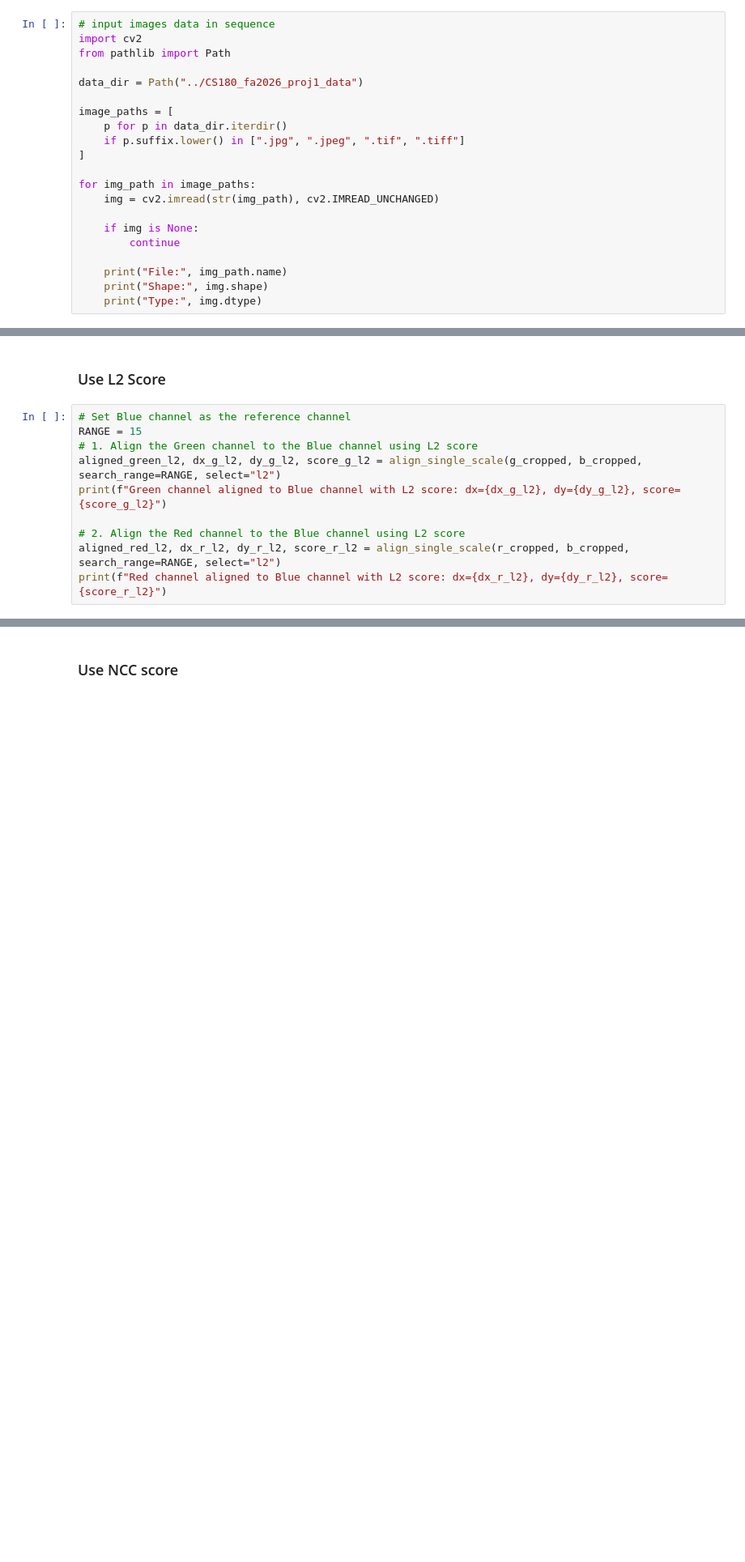
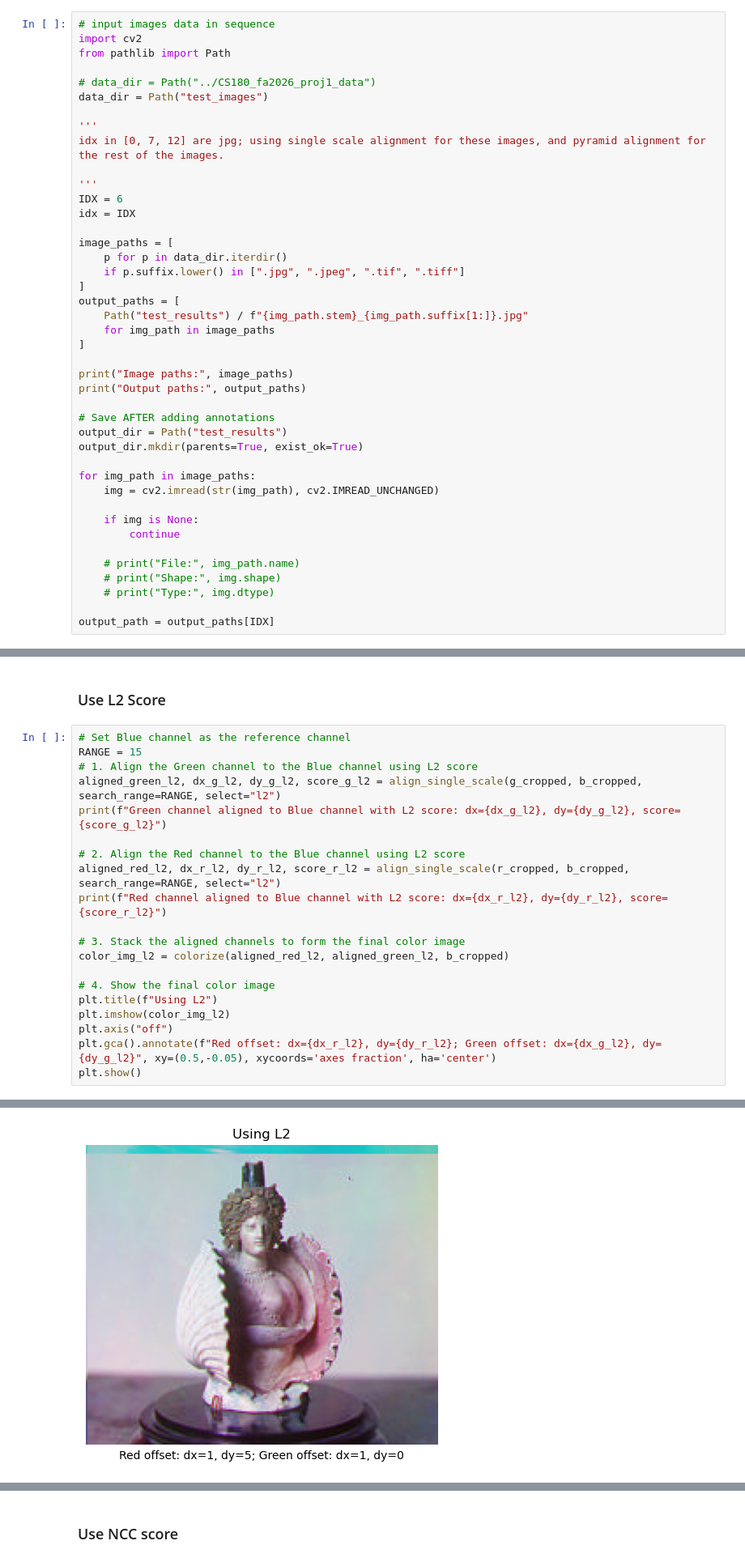
Before and after one commit to Prince200506/cs180_proj1, a Jupyter notebook: code/main.ipynb, the cells around one changed output, grey strips where cells are left out. Shown at 81% size. Drawn from its saved outputs; the diff is of its cells as text; blank space fills up the shorter version.

```diff
--- a/code/main.ipynb
+++ b/code/main.ipynb
@@ -181,12 +189,31 @@ def colorize(image):
 import cv2
 from pathlib import Path
 
-data_dir = Path("../CS180_fa2026_proj1_data")
+# data_dir = Path("../CS180_fa2026_proj1_data")
+data_dir = Path("test_images")
+
+'''
+idx in [0, 7, 12] are jpg; using single scale alignment for these images, and pyramid alignment for the rest of the images.
+
+'''
+IDX = 6
+idx = IDX
 
 image_paths = [
     p for p in data_dir.iterdir()
     if p.suffix.lower() in [".jpg", ".jpeg", ".tif", ".tiff"]
 ]
+output_paths = [
+    Path("test_results") / f"{img_path.stem}_{img_path.suffix[1:]}.jpg"
+    for img_path in image_paths
+]
+
+print("Image paths:", image_paths)
+print("Output paths:", output_paths)
+
+# Save AFTER adding annotations
+output_dir = Path("test_results")
+output_dir.mkdir(parents=True, exist_ok=True)
 
 for img_path in image_paths:
     img = cv2.imread(str(img_path), cv2.IMREAD_UNCHANGED)
@@ -194,6 +221,8 @@ for img_path in image_paths:
     if img is None:
         continue
 
-    print("File:", img_path.name)
-    print("Shape:", img.shape)
-    print("Type:", img.dtype)
+    # print("File:", img_path.name)
+    # print("Shape:", img.shape)
+    # print("Type:", img.dtype)
+
+output_path = output_paths[IDX]
@@ -282,3 +326,14 @@ print(f"Green channel aligned to Blue channel with L2 score: dx={dx_g_l2}, dy={d
 # 2. Align the Red channel to the Blue channel using L2 score
 aligned_red_l2, dx_r_l2, dy_r_l2, score_r_l2 = align_single_scale(r_cropped, b_cropped, search_range=RANGE, select="l2")
 print(f"Red channel aligned to Blue channel with L2 score: dx={dx_r_l2}, dy={dy_r_l2}, score={score_r_l2}")
+
+# 3. Stack the aligned channels to form the final color image
+color_img_l2 = colorize(aligned_red_l2, aligned_green_l2, b_cropped)
+
+# 4. Show the final color image
+plt.title(f"Using L2")
+plt.imshow(color_img_l2)
+plt.axis("off")
+plt.gca().annotate(f"Red offset: dx={dx_r_l2}, dy={dy_r_l2}; Green offset: dx={dx_g_l2}, dy={dy_g_l2}", xy=(0.5,-0.05), xycoords='axes fraction', ha='center')
+plt.show()
+# %% [output]
@@ -284,0 +342 @@ print(f"Red channel aligned to Blue channel with L2 score: dx={dx_r_l2}, dy={dy_
+[figure, added]
```
Also changed, not shown: parts of 44 cells of this notebook, 5 other files.
